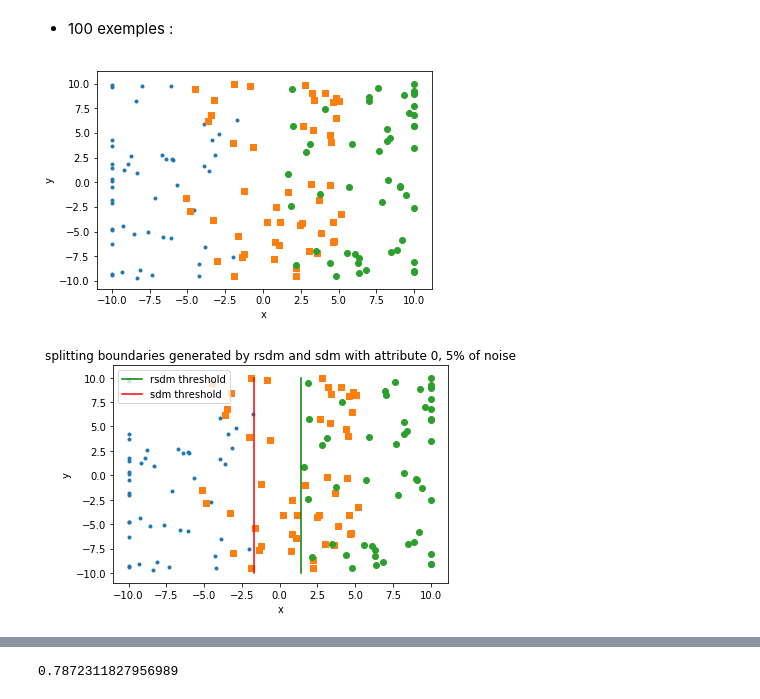
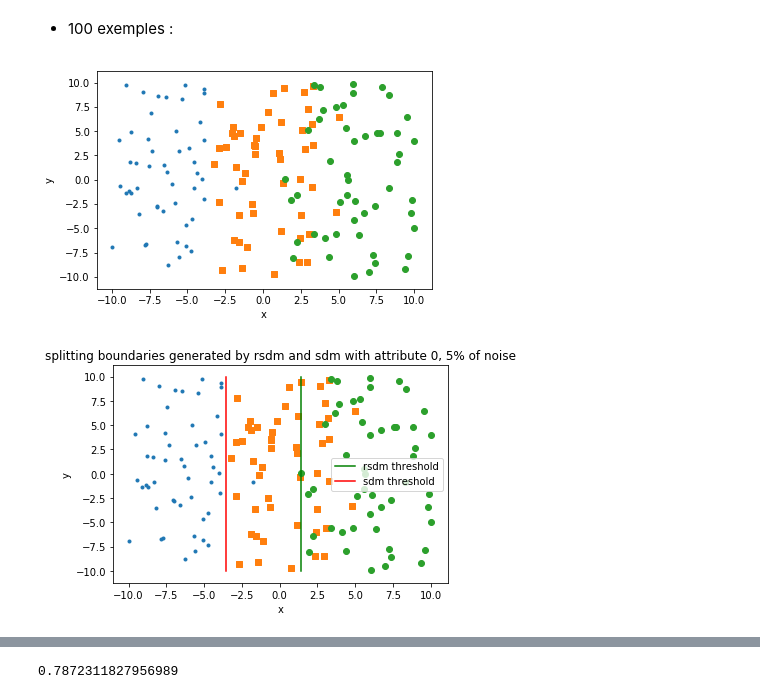
Before and after one commit to laudao/stage2018, a Jupyter notebook: code-experimentations/monotone_trees_partB.ipynb, the cells around one changed output, grey strips where cells are left out. Drawn from its saved outputs; the diff is of its cells as text; code cells hidden in the pictures.

```diff
--- a/code-experimentations/monotone_trees_partB.ipynb
+++ b/code-experimentations/monotone_trees_partB.ipynb
@@ -182,17 +182,17 @@ rank shannon evaluation :  0.0
 # %% [markdown]
 - 100 exemples :
 # %%
-set2_100, t = generate_2Ddataset(0, 3, 150, 0.5, 0.1, [[-10, 10], [-10, 10]])
+set2_100, t = generate_2Ddataset(0, 3, 150, 0.1, 0.1, [[-10, 10], [-10, 10]])
 t1, h1 = discretize(rsdm, set2_100, 0)
 t2, h2 = discretize(sdm, set2_100, 0)
 plot2DSet(set2_100, "")
 # display_discretizations_comparison(set2_100, t1, t2, [0], 0, "splitting boundaries generated by rsdm and sdm with attribute 0, 10% of noise", "rsdm threshold", "sdm threshold")
 # %% [output]
-[figure, old version]
+[figure, new version]
 # %%
 display_discretizations_comparison(set2_100, t1, t2, [], 0, "splitting boundaries generated by rsdm and sdm with attribute 0, 5% of noise", "rsdm threshold", "sdm threshold")
 # %% [output]
-[figure, old version]
+[figure, new version]
 # %%
 train_set2_100, test_set2_100 = split_dataset(set2_100, 80)
 # %%
```
Also changed, not shown: parts of 15 cells of this notebook, 2 other files.
